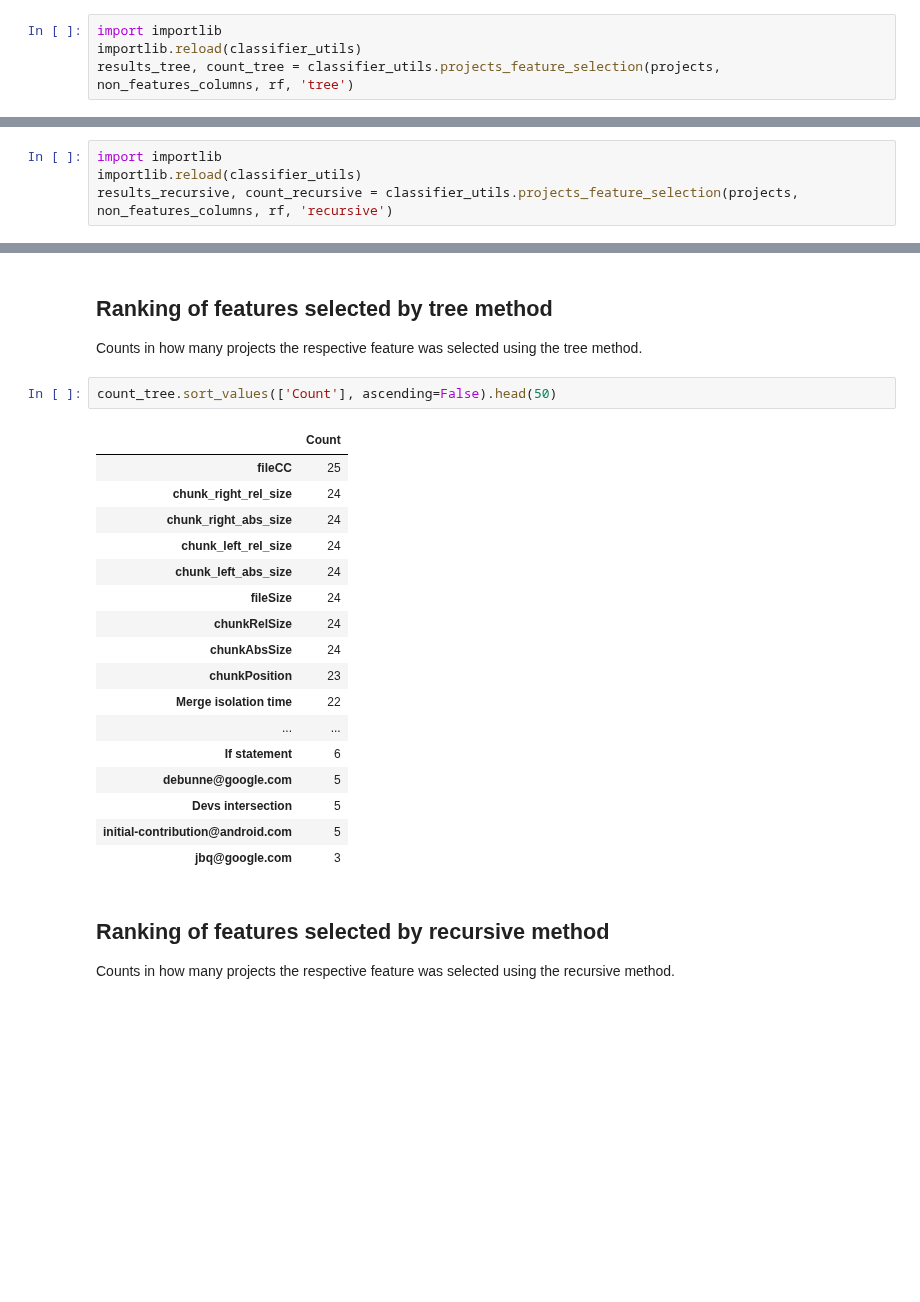
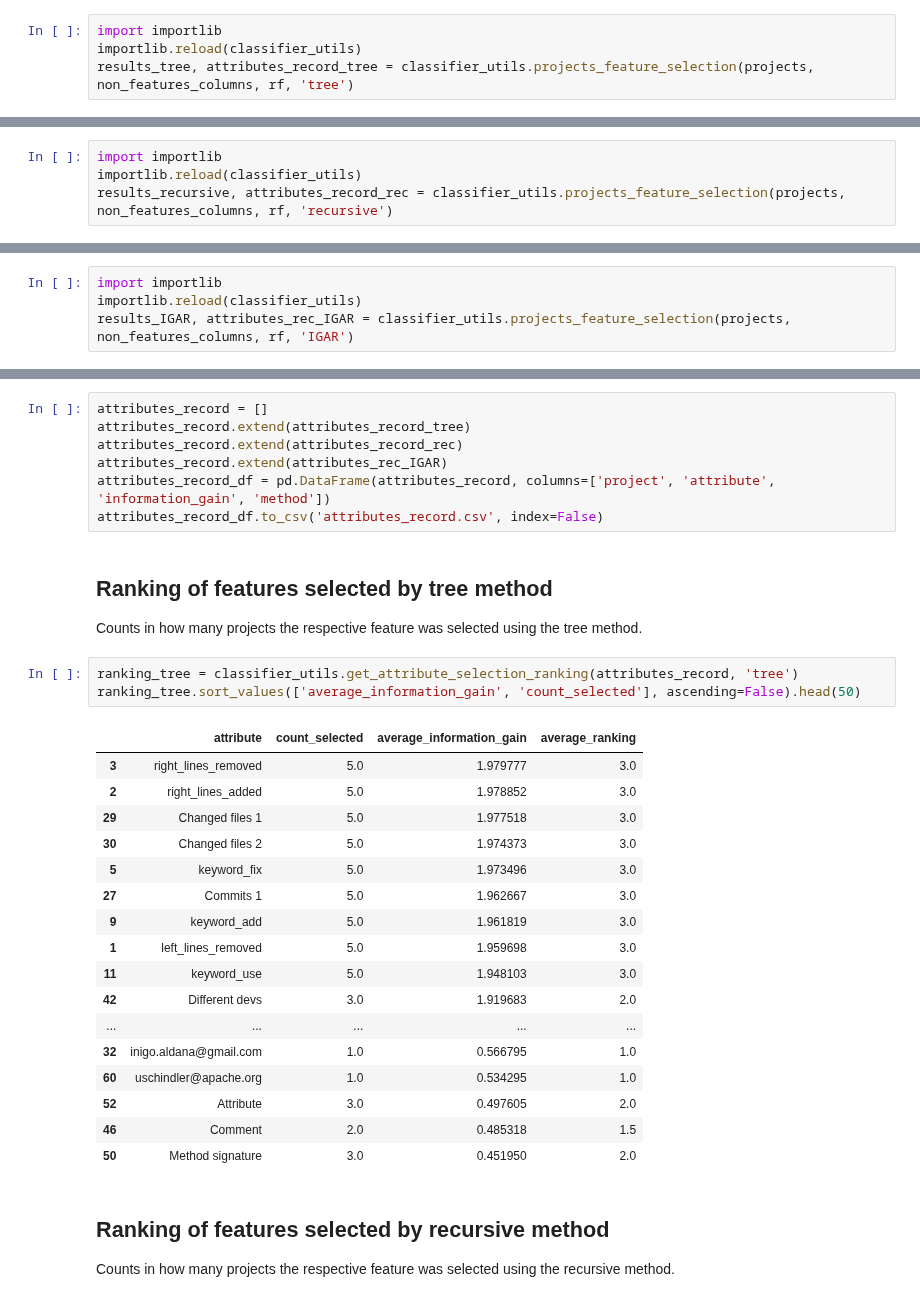
Before and after one commit to gems-uff/mestre, a Jupyter notebook: scripts/classifier/feature_selection.ipynb, the cells around one changed output, grey strips where cells are left out. Saved outputs shown, nothing was run; the diff lists cells and outputs as text; blank space fills up the shorter version.

```diff
--- a/scripts/classifier/feature_selection.ipynb
+++ b/scripts/classifier/feature_selection.ipynb
@@ -32,7 +34,7 @@ Uses the feature_importances_ attribute from the Random Forest model to select t
 # %%
 import importlib
 importlib.reload(classifier_utils)
-results_tree, count_tree = classifier_utils.projects_feature_selection(projects, non_features_columns, rf, 'tree')
+results_tree, attributes_record_tree = classifier_utils.projects_feature_selection(projects, non_features_columns, rf, 'tree')
 # %%
 results_tree
 # %% [output]
@@ -61,7 +54,7 @@ Currently we are discarding 1 feature per step, using a 5-fold-cross-validation
 # %%
 import importlib
 importlib.reload(classifier_utils)
-results_recursive, count_recursive = classifier_utils.projects_feature_selection(projects, non_features_columns, rf, 'recursive')
+results_recursive, attributes_record_rec = classifier_utils.projects_feature_selection(projects, non_features_columns, rf, 'recursive')
 # %%
 results_recursive
 # %% [output]
@@ -84,0 +77,4 @@ results_recursive
+# %%
+import importlib
+importlib.reload(classifier_utils)
+results_IGAR, attributes_rec_IGAR = classifier_utils.projects_feature_selection(projects, non_features_columns, rf, 'IGAR')
@@ -113,27 +115,35 @@ accuracy_inner
+# %%
+attributes_record = []
+attributes_record.extend(attributes_record_tree)
+attributes_record.extend(attributes_record_rec)
+attributes_record.extend(attributes_rec_IGAR)
+attributes_record_df = pd.DataFrame(attributes_record, columns=['project', 'attribute', 'information_gain', 'method'])
+attributes_record_df.to_csv('attributes_record.csv', index=False)
 # %% [markdown]
 ## Ranking of features selected by tree method
 
 Counts in how many projects the respective feature was selected using the tree method.
 # %%
-count_tree.sort_values(['Count'], ascending=False).head(50)
+ranking_tree = classifier_utils.get_attribute_selection_ranking(attributes_record, 'tree')
+ranking_tree.sort_values(['average_information_gain', 'count_selected'], ascending=False).head(50)
 # %% [output]
-|  | Count |
-| fileCC | 25 |
-| chunk_right_rel_size | 24 |
-| chunk_right_abs_size | 24 |
-| chunk_left_rel_size | 24 |
-| chunk_left_abs_size | 24 |
-| fileSize | 24 |
-| chunkRelSize | 24 |
-| chunkAbsSize | 24 |
-| chunkPosition | 23 |
-| Merge isolation time | 22 |
-| ... | ... |
-| If statement | 6 |
-| debunne@google.com | 5 |
-| Devs intersection | 5 |
-| initial-contribution@android.com | 5 |
-| jbq@google.com | 3 |
+|  | attribute | count_selected | average_information_gain | average_ranking |
+| 3 | right_lines_removed | 5.0 | 1.979777 | 3.0 |
+| 2 | right_lines_added | 5.0 | 1.978852 | 3.0 |
+| 29 | Changed files 1 | 5.0 | 1.977518 | 3.0 |
+| 30 | Changed files 2 | 5.0 | 1.974373 | 3.0 |
+| 5 | keyword_fix | 5.0 | 1.973496 | 3.0 |
+| 27 | Commits 1 | 5.0 | 1.962667 | 3.0 |
+| 9 | keyword_add | 5.0 | 1.961819 | 3.0 |
+| 1 | left_lines_removed | 5.0 | 1.959698 | 3.0 |
+| 11 | keyword_use | 5.0 | 1.948103 | 3.0 |
+| 42 | Different devs | 3.0 | 1.919683 | 2.0 |
+| ... | ... | ... | ... | ... |
+| 32 | inigo.aldana@gmail.com | 1.0 | 0.566795 | 1.0 |
+| 60 | uschindler@apache.org | 1.0 | 0.534295 | 1.0 |
+| 52 | Attribute | 3.0 | 0.497605 | 2.0 |
+| 46 | Comment | 2.0 | 0.485318 | 1.5 |
+| 50 | Method signature | 3.0 | 0.451950 | 2.0 |
 # %% [markdown]
 ## Ranking of features selected by recursive method
 
```
Also changed, not shown: parts of 9 cells of this notebook.
